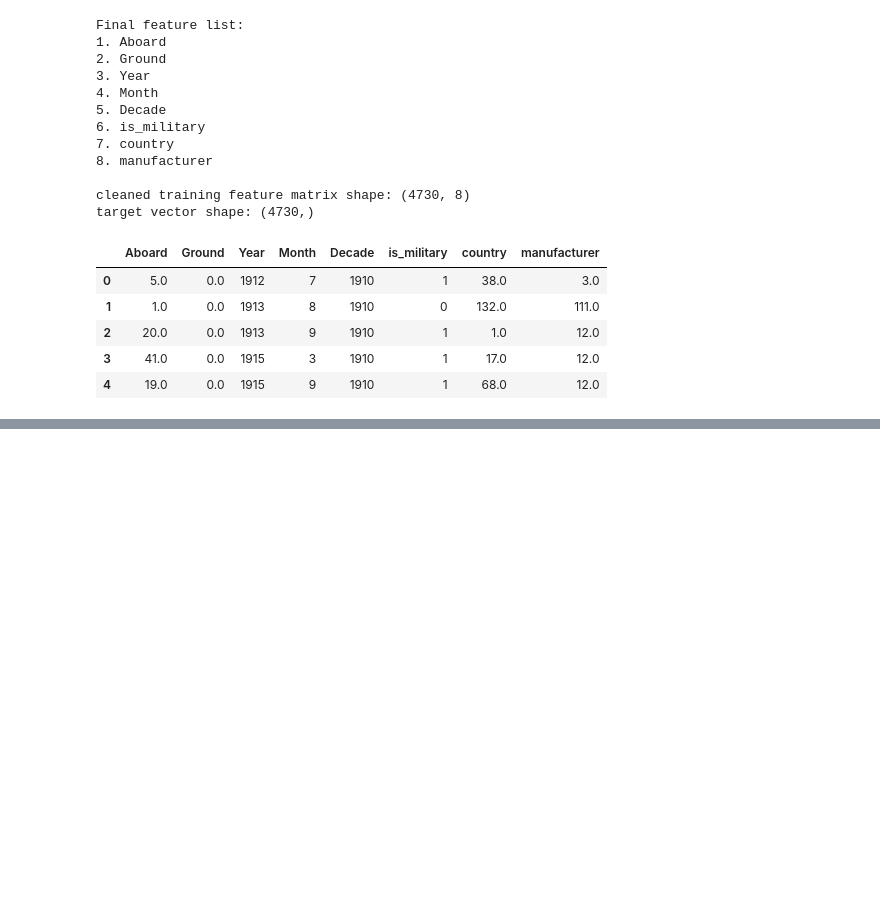
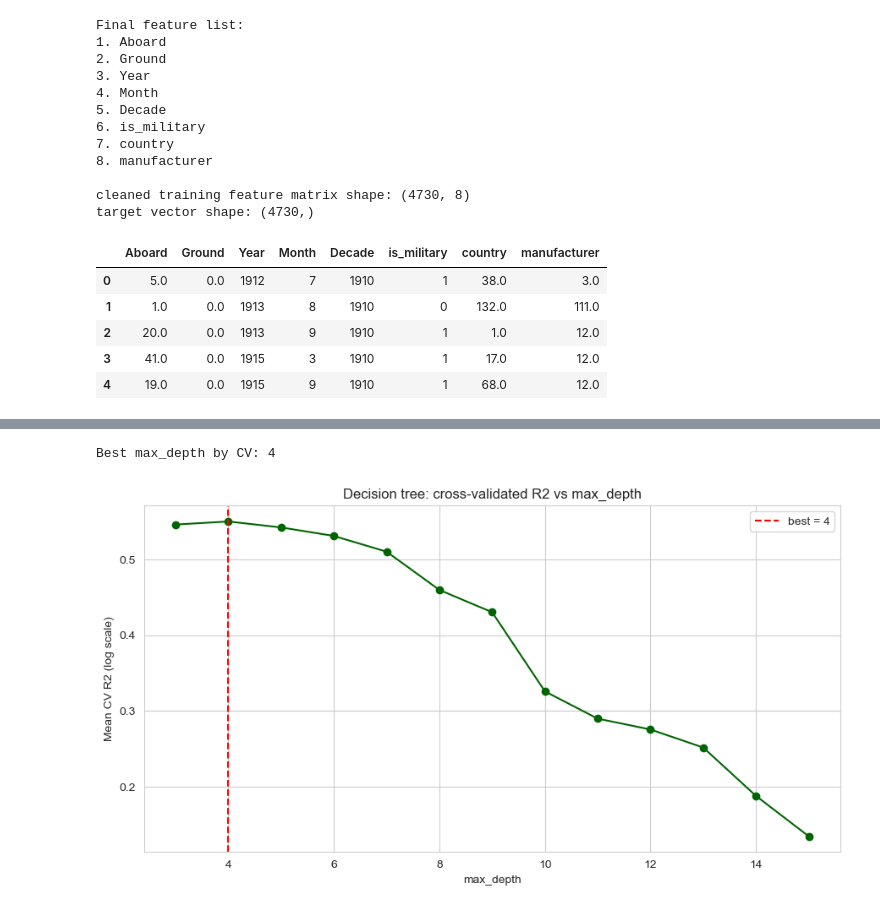
Before and after one commit to vcmeamaria/airplane_regression, a Jupyter notebook: airplane_fatalities_regression.ipynb, the cells around one changed output, grey strips where cells are left out. Drawn from its saved outputs; the diff is of its cells as text; code cells hidden in the pictures; blank space fills up the shorter version.

```diff
--- a/airplane_fatalities_regression.ipynb
+++ b/airplane_fatalities_regression.ipynb
@@ -555,0 +568,12 @@ target vector shape: (4730,)
+# %%
+# fit scaler on  training (portion ONLY)
+# then transform all sets
+scaler = StandardScaler()
+X_train_s = scaler.fit_transform(X_train)   # fit + transform training
+X_test_s  = scaler.transform(X_test)        # transform only
+unseen_s  = scaler.transform(unseen)        # transform only
+
+print('scaler fitted on training data only. Shapes:')
+print('X_train_s:', X_train_s.shape)
+print('X_test_s:', X_test_s.shape)
+print('unseen_s:', unseen_s.shape)
@@ -555,0 +645,23 @@ target vector shape: (4730,)
+# %%
+# tune max depth for the decision tree
+depths = range(3, 16)
+cv_scores = []
+for d in depths:
+    score = cross_val_score(DecisionTreeRegressor(max_depth=d, random_state=RANDOM_STATE), X_train_s, y_train, cv=5, scoring='r2').mean()
+    cv_scores.append(score)
+
+best_depth = list(depths)[int(np.argmax(cv_scores))]
+print('Best max_depth by CV:', best_depth)
+
+plt.figure()
+plt.plot(list(depths), cv_scores, marker='o', color='darkgreen')
+plt.axvline(best_depth, color='red', linestyle='--', label=f'best = {best_depth}')
+plt.title('Decision tree: cross-validated R2 vs max_depth')
+plt.xlabel('max_depth')
+plt.ylabel('Mean CV R2 (log scale)')
+plt.legend()
+plt.tight_layout()
+plt.show()
+# %% [output]
+Best max_depth by CV: 4
+[figure, added]
```
Also changed, not shown: parts of 35 cells of this notebook, 1 other file.
